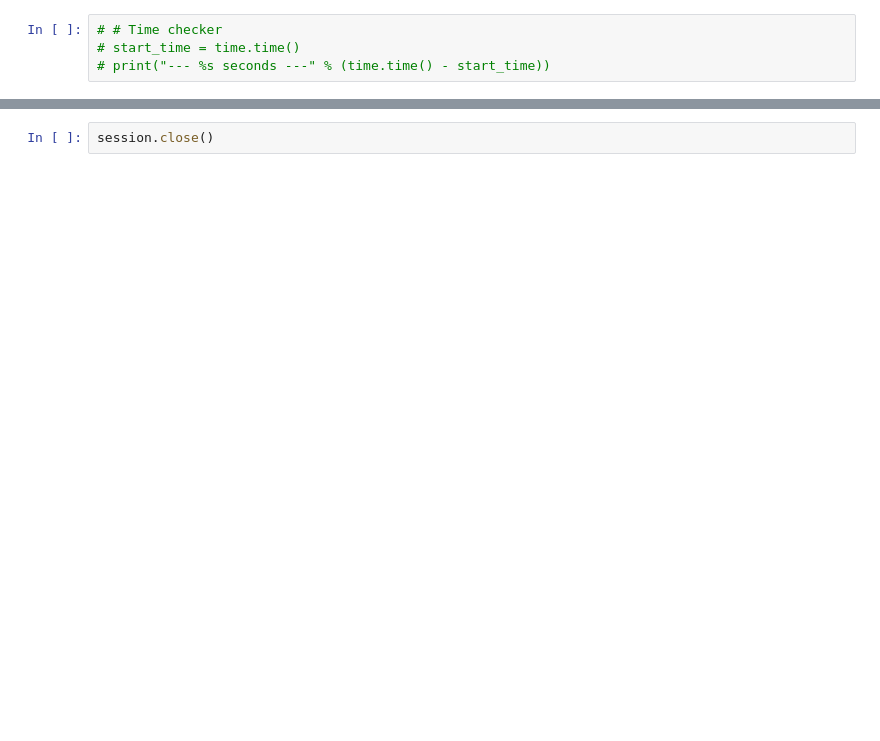
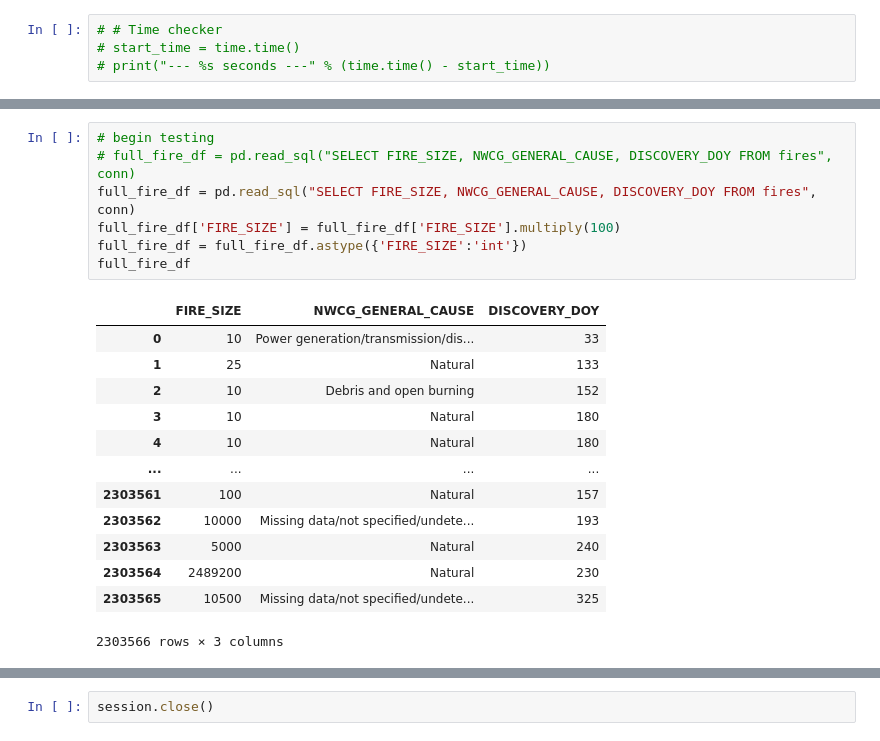
Before and after one commit to equitymarkets/Wildfires, a Jupyter notebook: wildfires.ipynb, the cells around one changed output, grey strips where cells are left out. Drawn from its saved outputs; the diff is of its cells as text; blank space fills up the shorter version.

```diff
--- a/wildfires.ipynb
+++ b/wildfires.ipynb
@@ -49,0 +108,21 @@ fire_count_year_df
+# %%
+# begin testing
+# full_fire_df = pd.read_sql("SELECT FIRE_SIZE, NWCG_GENERAL_CAUSE, DISCOVERY_DOY FROM fires", conn)
+full_fire_df = pd.read_sql("SELECT FIRE_SIZE, NWCG_GENERAL_CAUSE, DISCOVERY_DOY FROM fires", conn)
+full_fire_df['FIRE_SIZE'] = full_fire_df['FIRE_SIZE'].multiply(100)
+full_fire_df = full_fire_df.astype({'FIRE_SIZE':'int'})
+full_fire_df
+# %% [output]
+|  | FIRE_SIZE | NWCG_GENERAL_CAUSE | DISCOVERY_DOY |
+| 0 | 10 | Power generation/transmission/dis... | 33 |
+| 1 | 25 | Natural | 133 |
+| 2 | 10 | Debris and open burning | 152 |
+| 3 | 10 | Natural | 180 |
+| 4 | 10 | Natural | 180 |
+| ... | ... | ... | ... |
+| 2303561 | 100 | Natural | 157 |
+| 2303562 | 10000 | Missing data/not specified/undete... | 193 |
+| 2303563 | 5000 | Natural | 240 |
+| 2303564 | 2489200 | Natural | 230 |
+| 2303565 | 10500 | Missing data/not specified/undete... | 325 |
+2303566 rows × 3 columns
```
Also changed, not shown: parts of 17 cells of this notebook, 7 other files.
